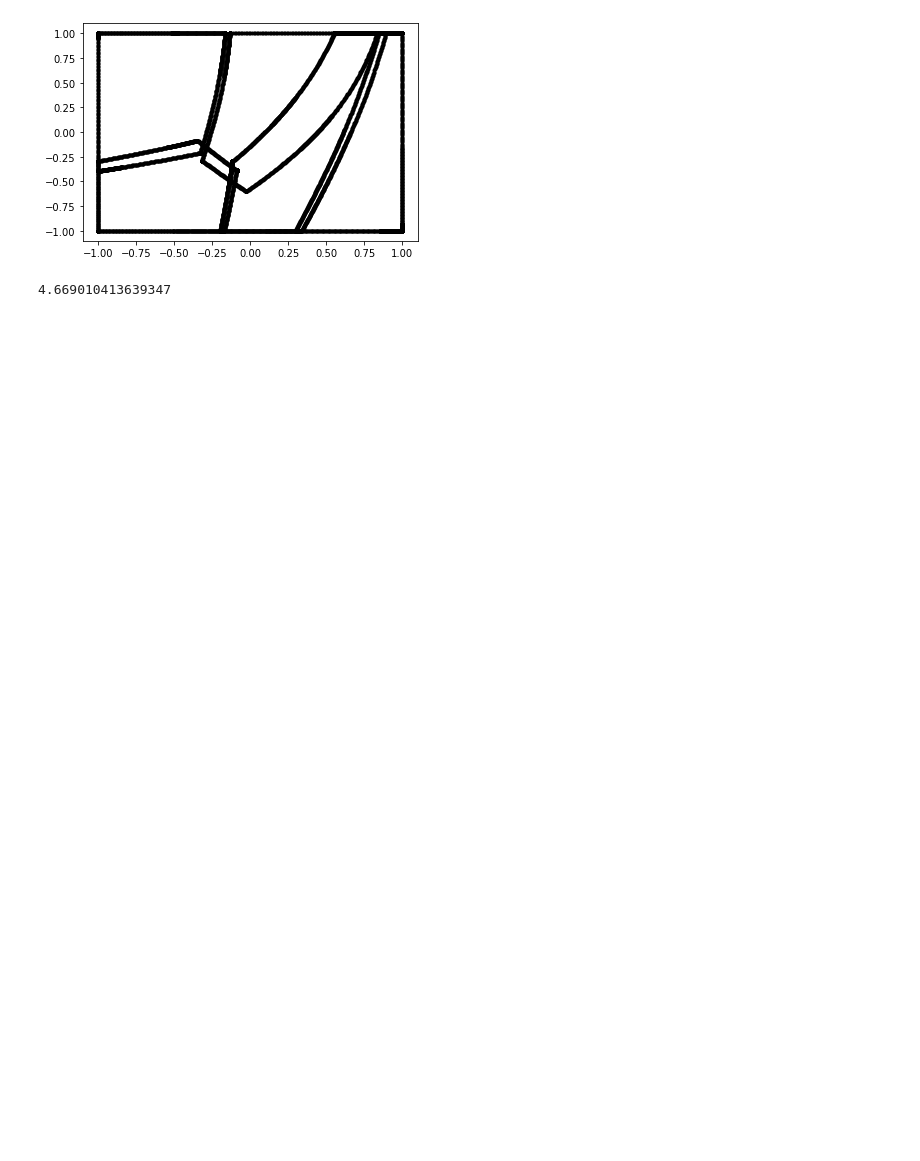
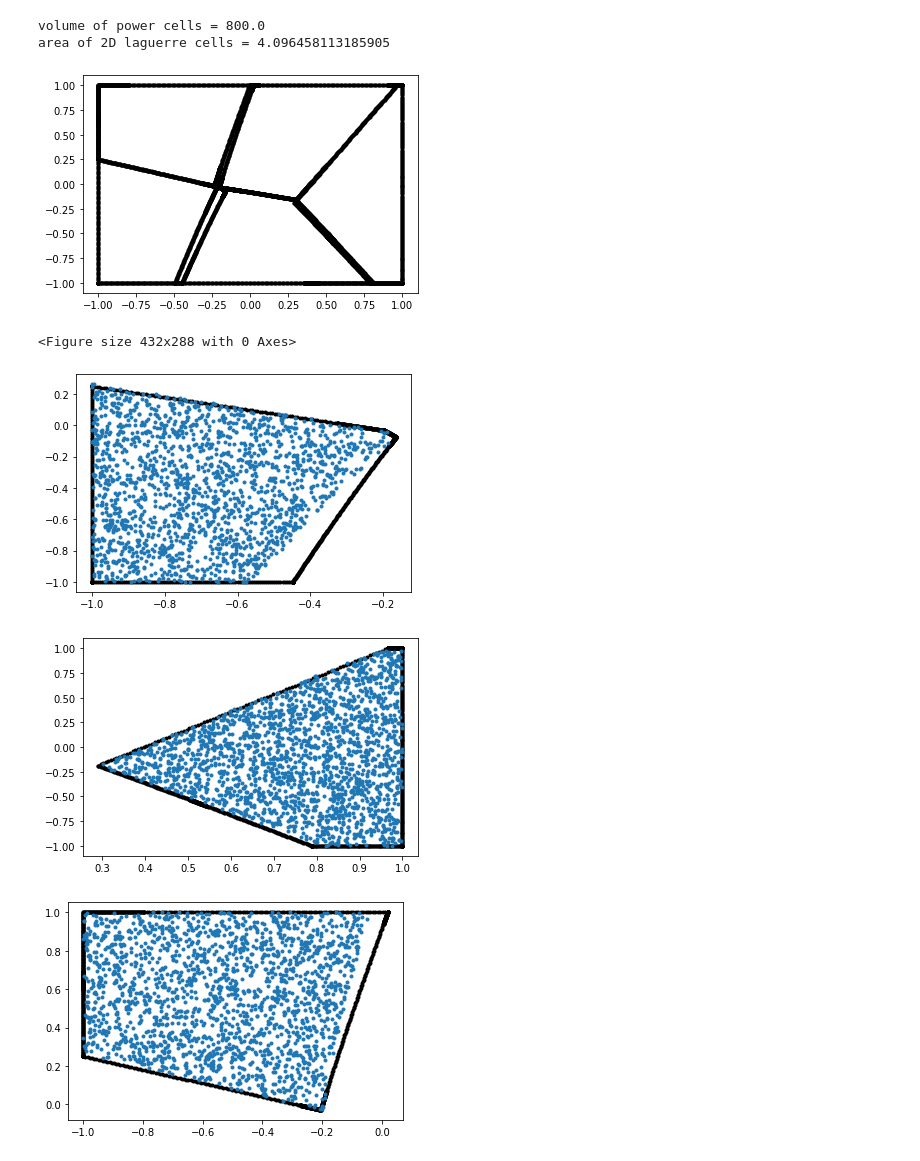
Before and after one commit to mrgt/ot-optics, a Jupyter notebook: ot-metasurfaces.ipynb, the cells around one changed output. Cells and saved outputs as stored; diff of their text form; code cells hidden in the pictures; blank space fills up the shorter version.

```diff
--- a/ot-metasurfaces.ipynb
+++ b/ot-metasurfaces.ipynb
@@ -201,9 +237,46 @@ ValueError: zero-size array to reduction operation minimum which has no identity
-# %%
-lag = make_laguerre(Y, psi, beta, k=100)
-plt.figure()
-plot_laguerre(lag)
-plt.show()
-np.sum(H(psi))
-# %% [output]
-[figure, removed]
-4.669010413639347
+# %%
+# test with overlapping cells
+Y = np.array([[-0.94, -0.29],
+               [ 0.98,  0.11],
+               [-0.58,  0.69],
+               [-0.13, -0.63],
+               [ 0.16,  0.57]])
+N = 5
+psi = np.array([0.13, 0.19, 0.11, 0.27, 0.18])
+beta = 1
+
+lag = make_laguerre(Y, psi, beta, k=100)
+
+# check 3D power diagram
+X = np.zeros((N,3))
+X[:,0:2] = Y
+X[:,2] = -psi
+w = 2*psi**2
+cells = make_power(X,w)
+print("volume of power cells = {}".format(sum([volume_of_cell(c) for c in cells])))
+print("area of 2D laguerre cells = {}".format(np.sum(compute_H_DH_from_laguerre(Y,beta,lag)[0])))
+
+
+plt.figure()
+plot_laguerre(lag)
+plt.show()
+
+plt.figure()
+Z = 2*(np.random.rand(10000,2)-.5)
+P = [[] for i in range(N)]
+for z in Z:
+    i = np.argmin(np.sqrt((z[0] - Y[:,0])**2 + (z[1] - Y[:,1])**2 + beta**2) + psi)
+    P[i].append(z)
+for i in range(N):
+    p = np.array(P[i])
+    plt.figure()
+    plot_laguerre_cell(lag[i])
+    plt.plot(p[:,0],p[:,1],'.')
+# %% [output]
+volume of power cells = 800.0
+area of 2D laguerre cells = 4.096458113185905
+[figure, added]
+<Figure size 432x288 with 0 Axes>
+[figure, added]
+[figure, added]
+[figure, added]
```
Also changed, not shown: parts of 5 cells of this notebook.
